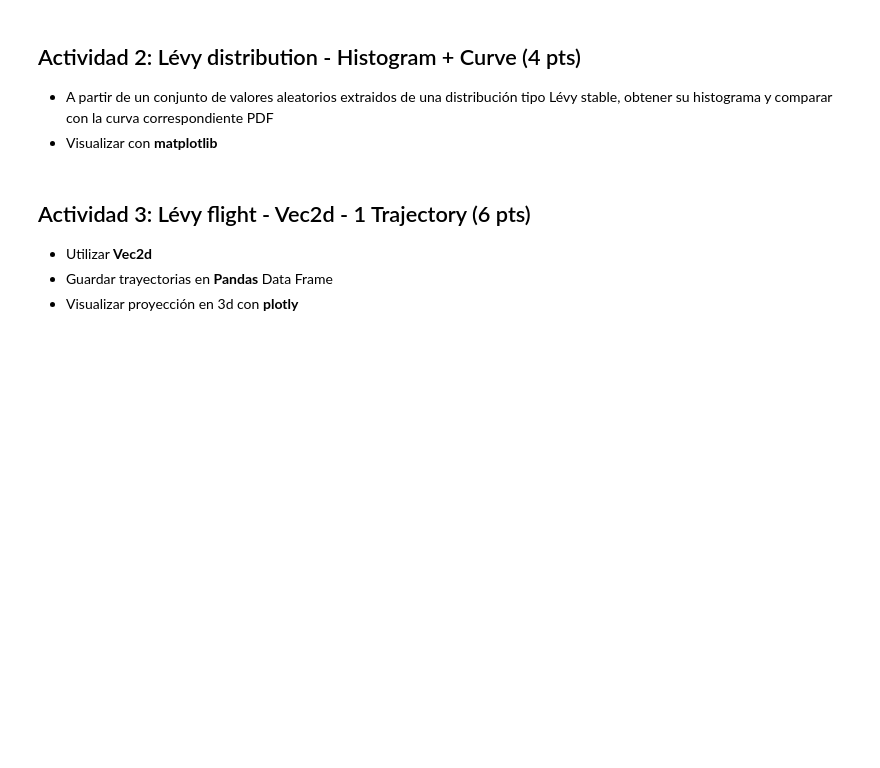
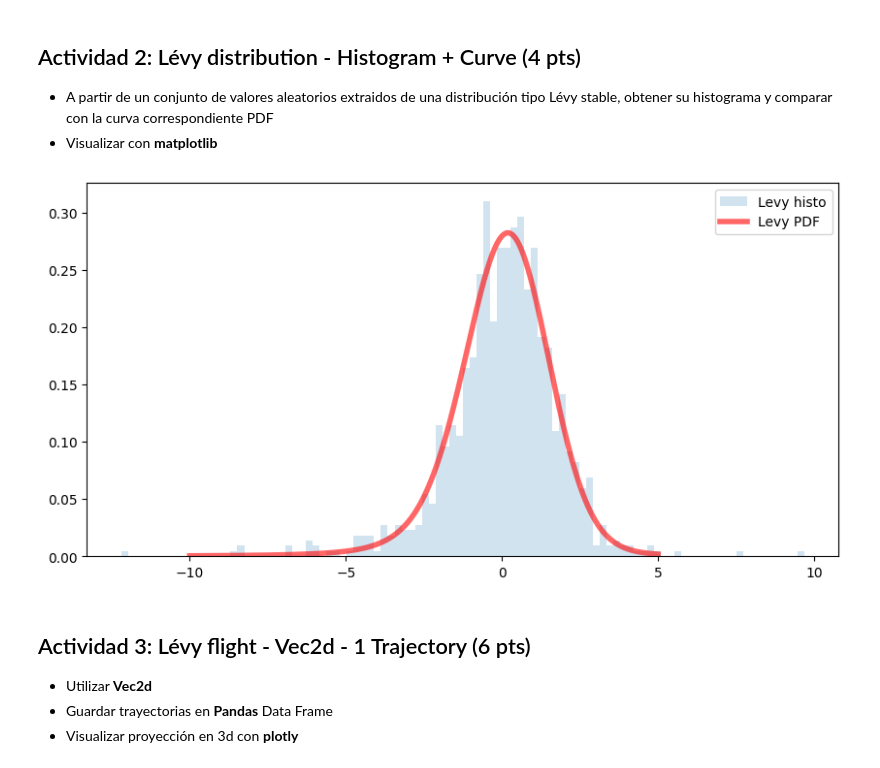
Before and after one commit to Yesn-t/TI_1_Practica2, a Jupyter notebook: TI_1_Practica2.ipynb, the cells around one changed output. Drawn from its saved outputs; the diff is of its cells as text; code cells hidden in the pictures; blank space fills up the shorter version.

```diff
--- a/TI_1_Practica2.ipynb
+++ b/TI_1_Practica2.ipynb
@@ -112,6 +112,28 @@ fig_LF_2d.show()
 
 * A partir de un conjunto de valores aleatorios extraidos de una distribución tipo Lévy stable, obtener su histograma y comparar con la curva correspondiente PDF
 * Visualizar con **matplotlib**
+# %%
+alpha, beta = 1.8, -0.5
+sample_size = 1000
+
+x = np.linspace(-10, 5, sample_size)
+
+Levy_pdf = np.array([levy_stable.pdf(i, alpha=alpha, beta=beta, loc=0) for i in x])
+r = levy_stable.rvs(alpha, beta, size=sample_size)
+
+fig, ax = plt.subplots(1,1)
+fig.set_figheight(5)
+fig.set_figwidth(10)
+
+ax.hist(r, bins=100, density=True, histtype='stepfilled', alpha=0.2, label='Levy histo')
+
+ax.plot(x, Levy_pdf, 'r-', lw=4, alpha=0.6, label='Levy PDF')
+
+ax.legend(loc='best')
+
+plt.show()
+# %% [output]
+[figure, added]
 # %% [markdown]
 ## Actividad 3: Lévy ﬂight - Vec2d - 1 Trajectory (6 pts)
 
```
